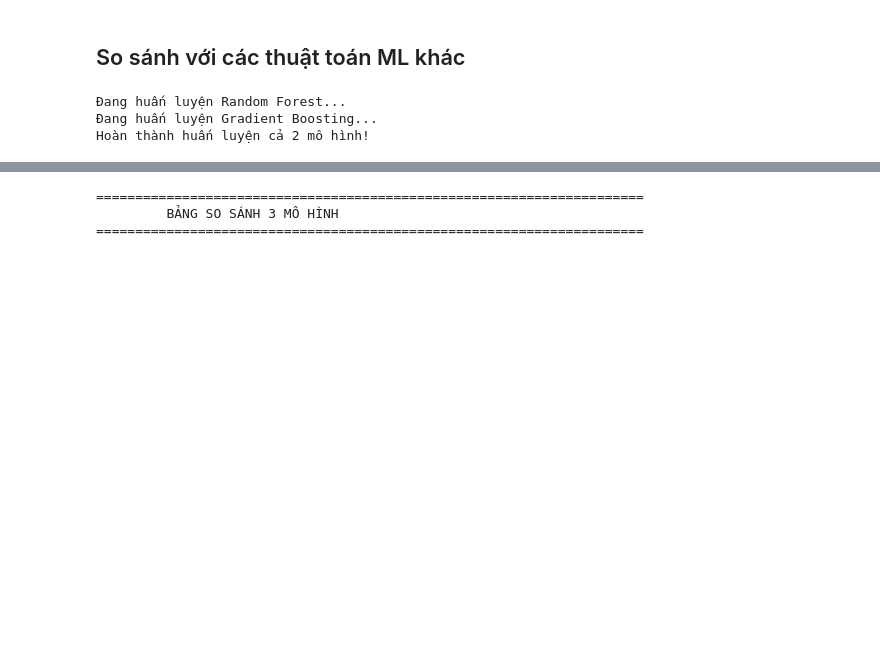
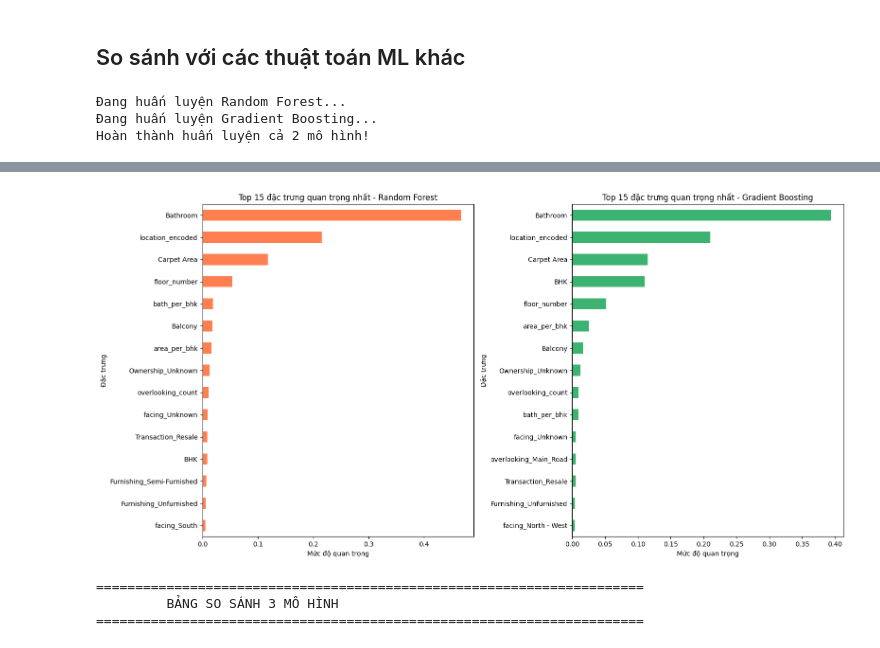
Before and after one commit to vyvy31082004/House-Price-Prediction, a Jupyter notebook: final.ipynb, the cells around one changed output, grey strips where cells are left out. Drawn from its saved outputs; the diff is of its cells as text; code cells hidden in the pictures; blank space fills up the shorter version.

```diff
--- a/final.ipynb
+++ b/final.ipynb
@@ -1033,3 +1100,31 @@ Hoàn thành huấn luyện cả 2 mô hình!
+# %%
+# Biểu đồ Top 15 Đặc trưng quan trọng nhất (Feature Importance) của mô hình Tree-based
+fig, axes = plt.subplots(1, 2, figsize=(16, 8))
+
+# 1. Random Forest
+rf_importance = pd.DataFrame({
+    'Đặc trưng': feature_cols,
+    'Mức độ quan trọng': rf_model.feature_importances_
+}).sort_values('Mức độ quan trọng', ascending=True)
+
+rf_importance.tail(15).plot.barh(x='Đặc trưng', y='Mức độ quan trọng', ax=axes[0], color='coral', legend=False)
+axes[0].set_title('Top 15 đặc trưng quan trọng nhất - Random Forest')
+axes[0].set_xlabel('Mức độ quan trọng')
+
+# 2. Gradient Boosting
+gb_importance = pd.DataFrame({
+    'Đặc trưng': feature_cols,
+    'Mức độ quan trọng': gb_model.feature_importances_
+}).sort_values('Mức độ quan trọng', ascending=True)
+
+gb_importance.tail(15).plot.barh(x='Đặc trưng', y='Mức độ quan trọng', ax=axes[1], color='mediumseagreen', legend=False)
+axes[1].set_title('Top 15 đặc trưng quan trọng nhất - Gradient Boosting')
+axes[1].set_xlabel('Mức độ quan trọng')
+
+plt.tight_layout()
+plt.show()
+# %% [output]
+[figure, added]
 # %%
 # Bảng so sánh metrics 3 mô hình
 def calc_metrics(y_true, y_pred, y_true_log, y_pred_log):
```
Also changed, not shown: parts of 7 cells of this notebook.
